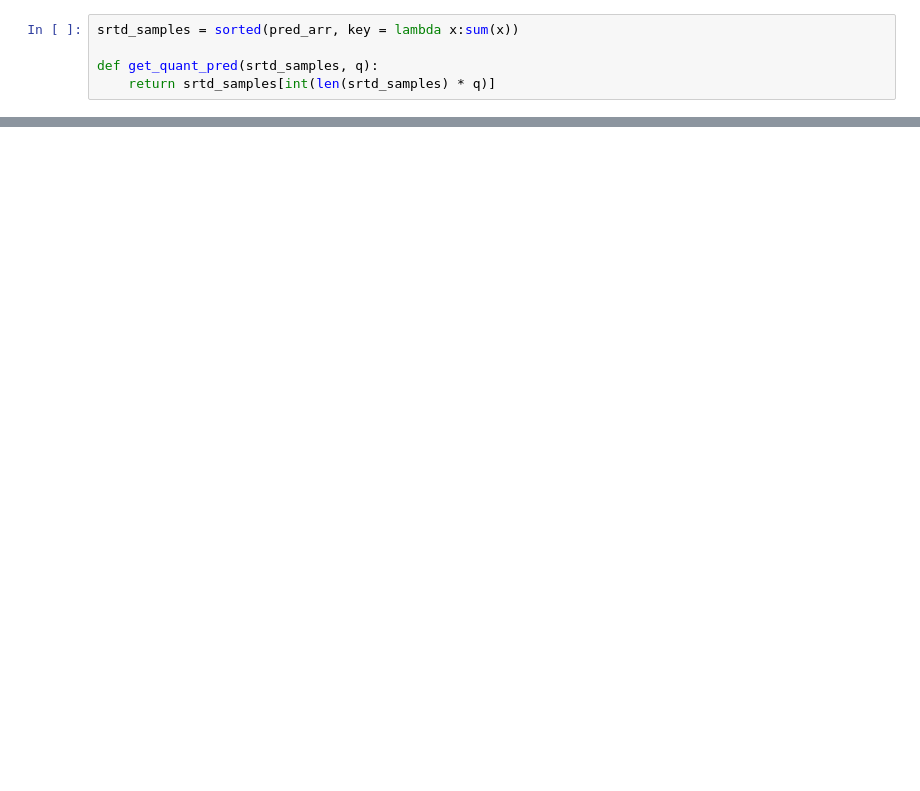
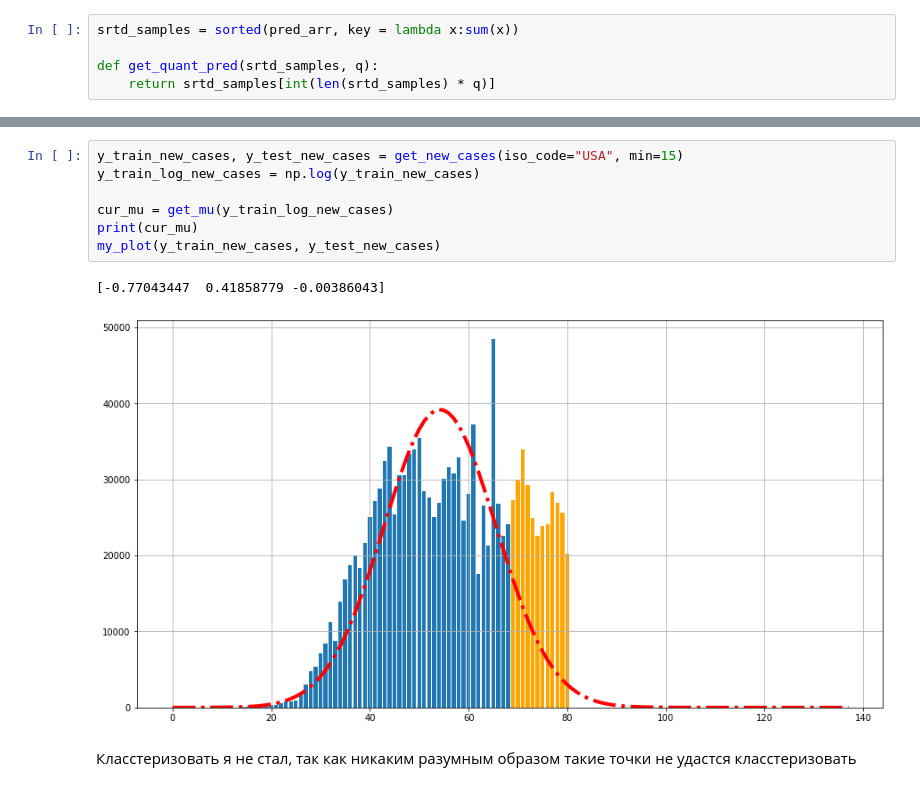
Before and after one commit to khurshudoff/MADE_bayesML, a Jupyter notebook: HW2/HW2.ipynb, the cells around one changed output, grey strips where cells are left out. Drawn from its saved outputs; the diff is of its cells as text; blank space fills up the shorter version.

```diff
--- a/HW2/HW2.ipynb
+++ b/HW2/HW2.ipynb
@@ -444,0 +575,12 @@ print("При худшем  (90%) сценарии общее число заб
+# %%
+y_train_new_cases, y_test_new_cases = get_new_cases(iso_code="USA", min=15)
+y_train_log_new_cases = np.log(y_train_new_cases)
+
+cur_mu = get_mu(y_train_log_new_cases)
+print(cur_mu)
+my_plot(y_train_new_cases, y_test_new_cases)
+# %% [output]
+[-0.77043447  0.41858779 -0.00386043]
+[figure, added]
+# %% [markdown]
+Класстеризовать я не стал, так как никаким разумным образом такие точки не удастся класстеризовать
```
Also changed, not shown: parts of 25 cells of this notebook.
